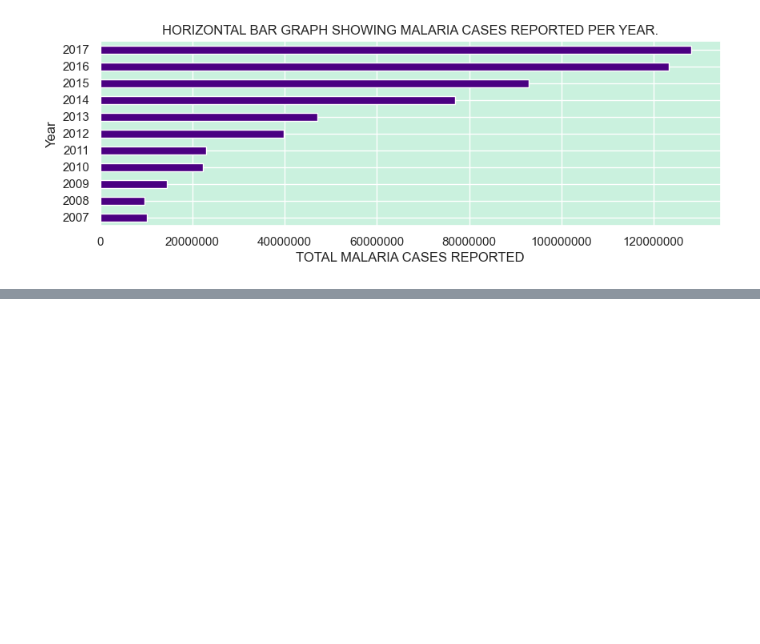
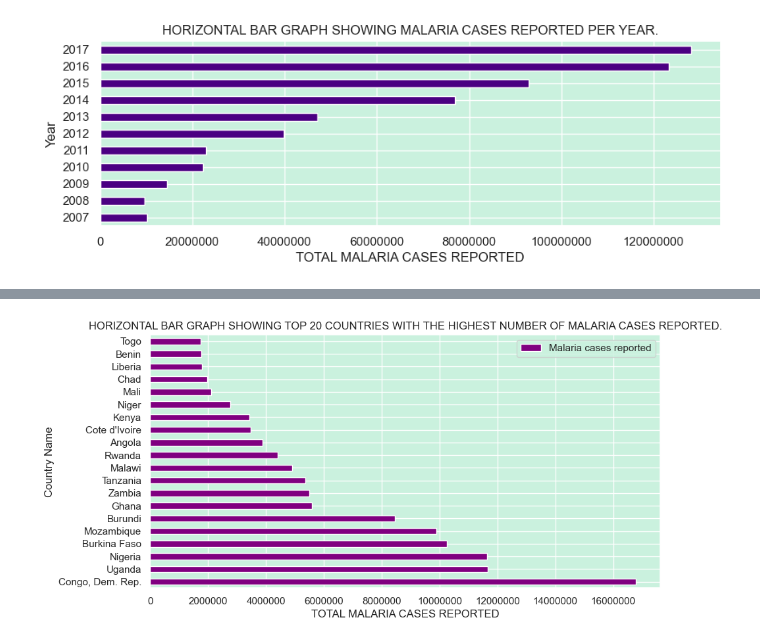
Before and after one commit to swalusimbi/Malaria_In_Africa, a Jupyter notebook: Malaria_in_Africa_GroupB/src/grp_work/project.ipynb, the cells around one changed output, grey strips where cells are left out. Cells and saved outputs as stored; diff of their text form; code cells hidden in the pictures; blank space fills up the shorter version.

```diff
--- a/Malaria_in_Africa_GroupB/src/grp_work/project.ipynb
+++ b/Malaria_in_Africa_GroupB/src/grp_work/project.ipynb
@@ -355,0 +403,6 @@ plt.show()
+# %%
+yearGroups = df.groupby(['Year'])
+
+year2017 = yearGroups.get_group(2017)
+year2017.reset_index(drop=True, inplace=True)
+year2017.head()
@@ -355,0 +416,4 @@ plt.show()
+# %%
+# Filter out the malaria cases repoted per country in 2017.
+cases2017 = year2017[['Country Name', 'Malaria cases reported']].sort_values(by='Malaria cases reported',ascending=False)
+cases2017.head(10)
@@ -355,0 +432,12 @@ plt.show()
+# %%
+# Plotting top 20 countries with the highest number of malaria cases reported. (year2017)
+# These countries form a basis of the countries that need aid from the health organizations.
+
+cases2017.head(20).plot(kind='barh', x='Country Name', y='Malaria cases reported', align='center', color='purple', figsize=(10,5),
+                        title='HORIZONTAL BAR GRAPH SHOWING TOP 20 COUNTRIES WITH THE HIGHEST NUMBER OF MALARIA CASES REPORTED.')
+plt.ticklabel_format(style='plain', axis='x')
+
+plt.xlabel('TOTAL MALARIA CASES REPORTED')
+plt.show()
+# %% [output]
+[figure, added]
```
Also changed, not shown: parts of 24 cells of this notebook, 1 other file.
